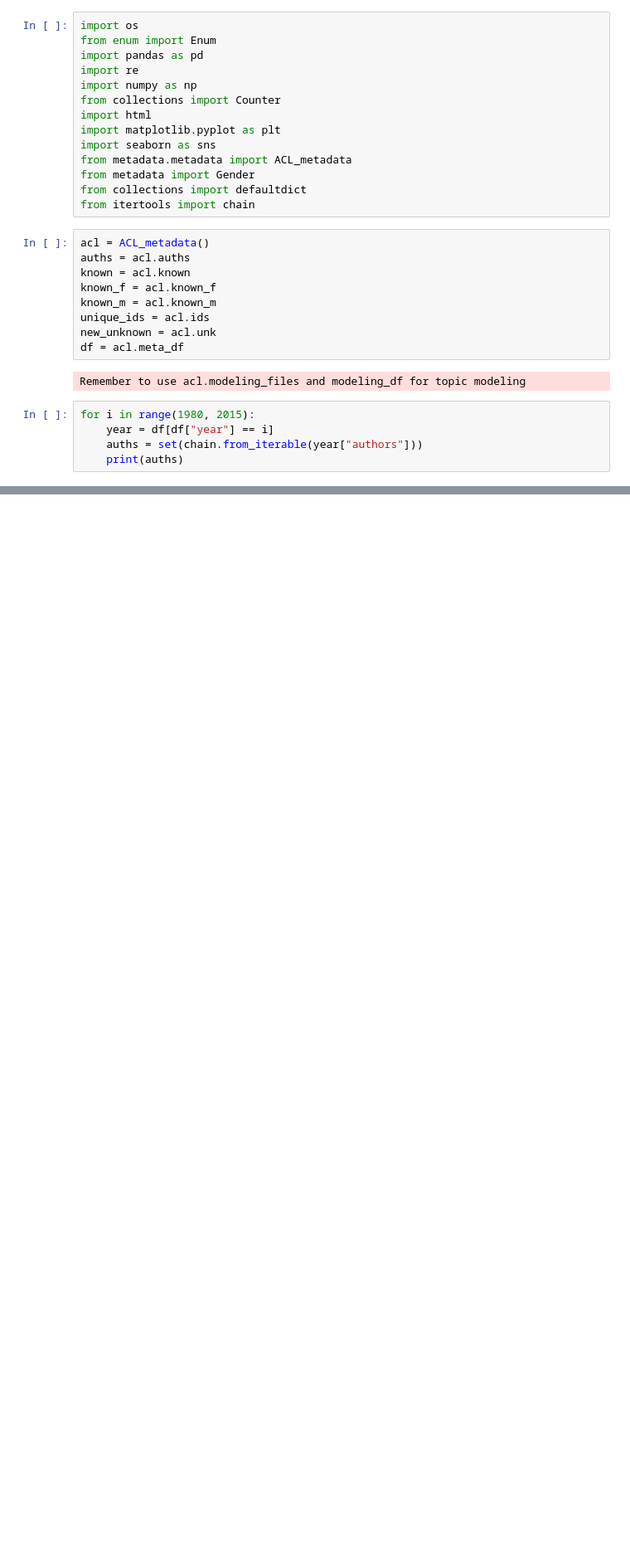
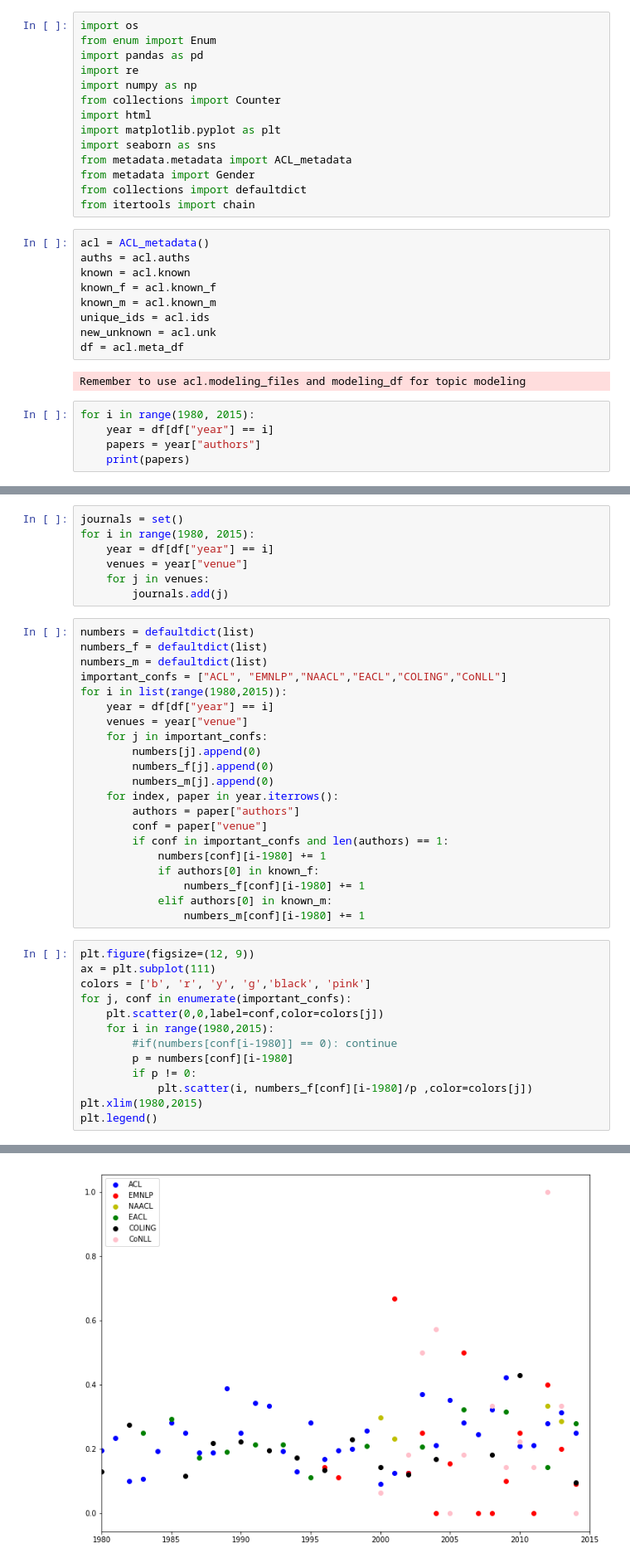
Before and after one commit to comRamona/Honours-Project-NLP-for-Gender, a Jupyter notebook: notebooks/Journals.ipynb, the cells around one changed output, grey strips where cells are left out. Shown at 83% size. Drawn from its saved outputs; the diff is of its cells as text; blank space fills up the shorter version.

```diff
--- a/notebooks/Journals.ipynb
+++ b/notebooks/Journals.ipynb
@@ -26,6 +26,6 @@ Remember to use acl.modeling_files and modeling_df for topic modeling
 # %%
 for i in range(1980, 2015):
     year = df[df["year"] == i]
-    auths = set(chain.from_iterable(year["authors"]))
-    print(auths)
+    papers = year["authors"]
+    print(papers)
 # %% [output]
@@ -48,0 +49,42 @@ for i in range(1980, 2015):
+# %%
+journals = set()
+for i in range(1980, 2015):
+    year = df[df["year"] == i]
+    venues = year["venue"]
+    for j in venues:
+        journals.add(j)
+# %%
+numbers = defaultdict(list)
+numbers_f = defaultdict(list)
+numbers_m = defaultdict(list)
+important_confs = ["ACL", "EMNLP","NAACL","EACL","COLING","CoNLL"]
+for i in list(range(1980,2015)):
+    year = df[df["year"] == i]
+    venues = year["venue"]
+    for j in important_confs:
+        numbers[j].append(0)
+        numbers_f[j].append(0)
+        numbers_m[j].append(0)
+    for index, paper in year.iterrows():
+        authors = paper["authors"]
+        conf = paper["venue"]
+        if conf in important_confs and len(authors) == 1:
+            numbers[conf][i-1980] += 1
+            if authors[0] in known_f:
+                numbers_f[conf][i-1980] += 1
+            elif authors[0] in known_m:
+                numbers_m[conf][i-1980] += 1
+# %%
+plt.figure(figsize=(12, 9))
+ax = plt.subplot(111)
+colors = ['b', 'r', 'y', 'g','black', 'pink']
+for j, conf in enumerate(important_confs):
+    plt.scatter(0,0,label=conf,color=colors[j])
+    for i in range(1980,2015):
+        #if(numbers[conf[i-1980]] == 0): continue
+        p = numbers[conf][i-1980]
+        if p != 0:
+            plt.scatter(i, numbers_f[conf][i-1980]/p ,color=colors[j])
+plt.xlim(1980,2015)
+plt.legend()
+# %% [output]
@@ -48,0 +92 @@ for i in range(1980, 2015):
+[figure, added]
```
Also changed, not shown: parts of 6 cells of this notebook, 2 other files.
